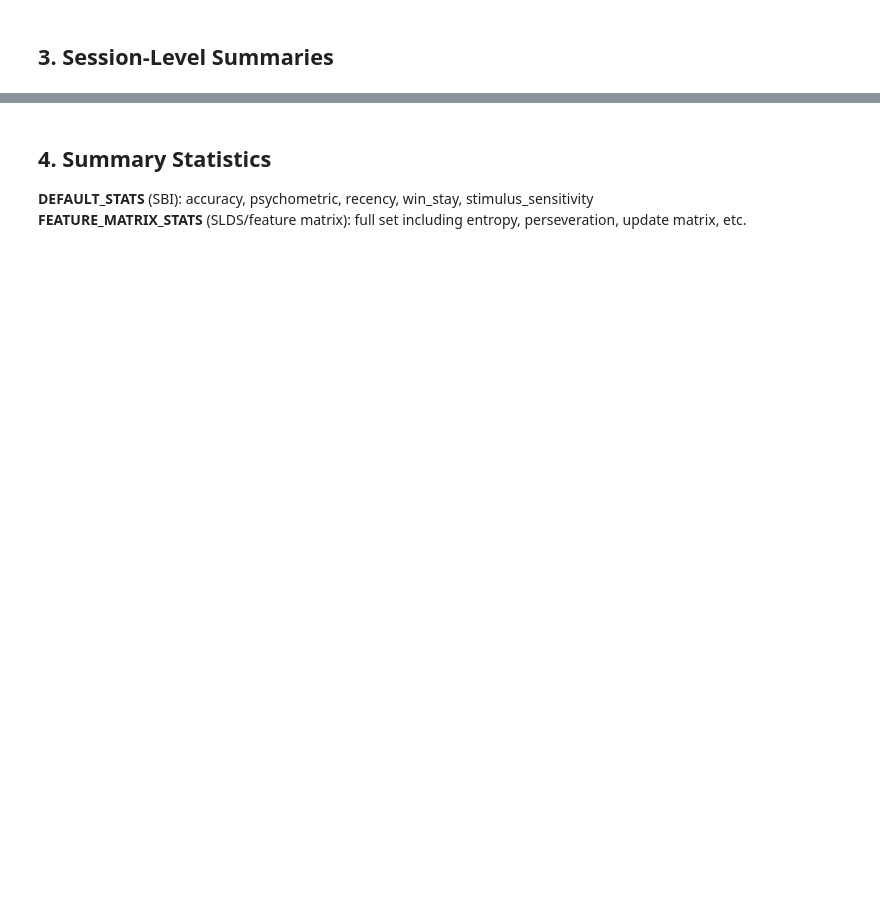
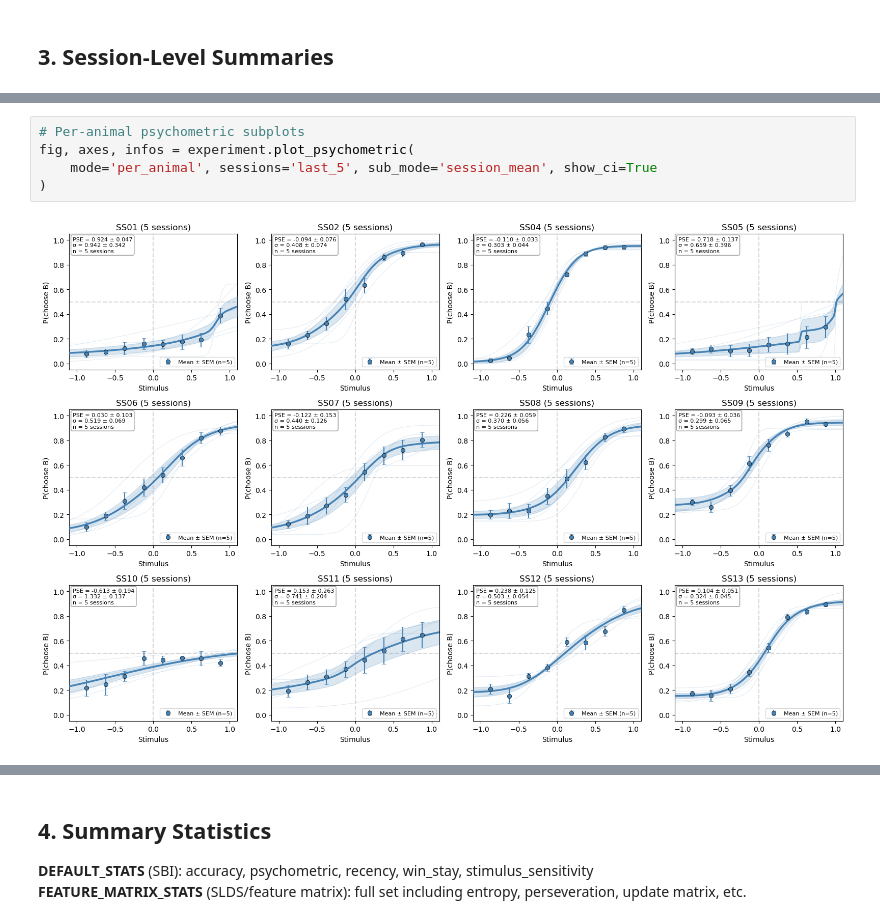
Before and after one commit to serkanshentyurk/sound_categorisation, a Jupyter notebook: Notebooks/0a_data_exploration.ipynb, the cells around one changed output, grey strips where cells are left out. Drawn from its saved outputs; the diff is of its cells as text; blank space fills up the shorter version.

```diff
--- a/Notebooks/0a_data_exploration.ipynb
+++ b/Notebooks/0a_data_exploration.ipynb
@@ -202,0 +275,7 @@ print(session_df[['session_id', 'session_idx', 'date', 'stage',
+# %%
+# Per-animal psychometric subplots
+fig, axes, infos = experiment.plot_psychometric(
+    mode='per_animal', sessions='last_5', sub_mode='session_mean', show_ci=True
+)
+# %% [output]
+[figure, added]
```
Also changed, not shown: parts of 29 cells of this notebook, 11 other files.
